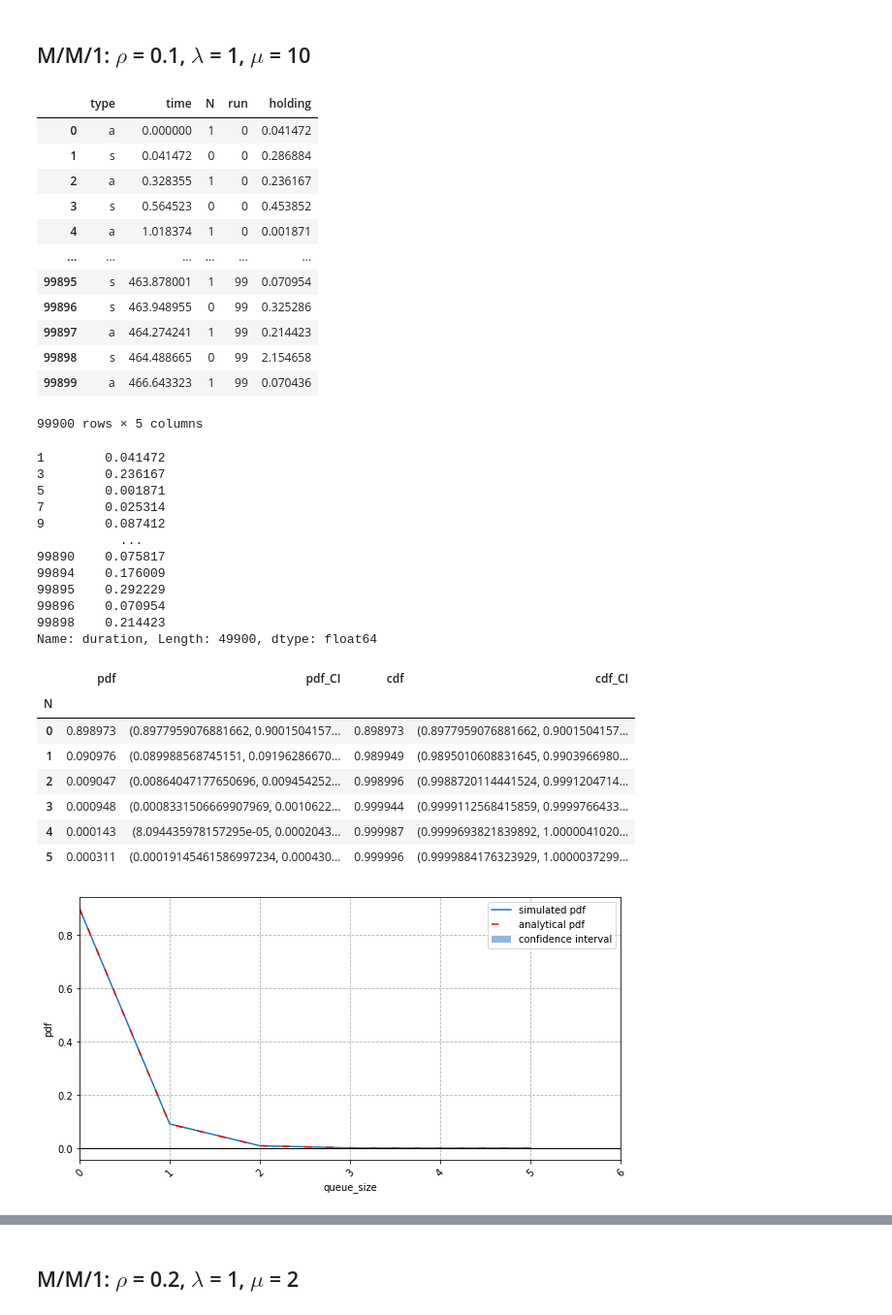
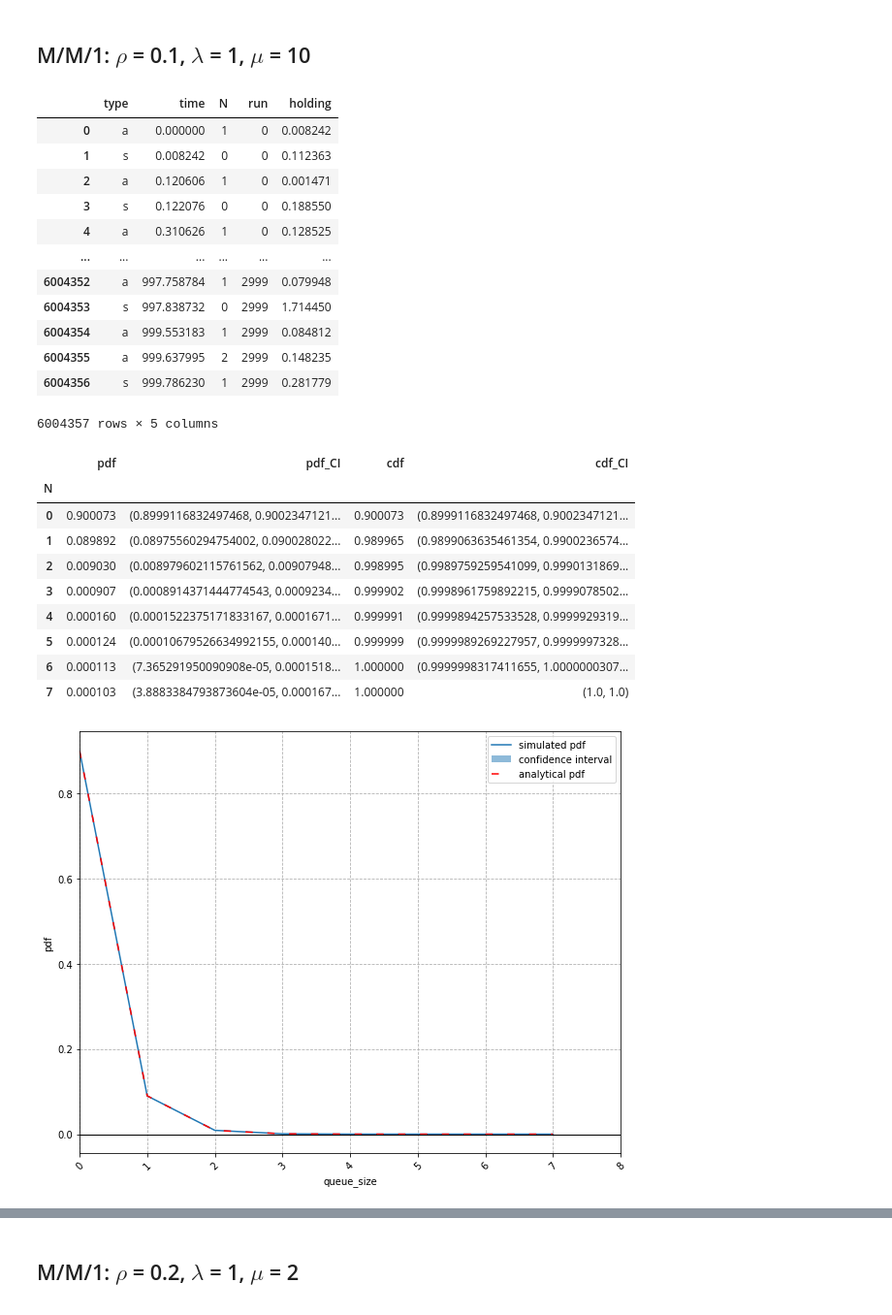
Before and after one commit to GabrielAureo/trab-final-AD-2021.2, a Jupyter notebook: mm1.ipynb, the cells around one changed output, grey strips where cells are left out. Shown: that part at 97% size. Drawn from its saved outputs; the diff is of its cells as text; code cells hidden in the pictures.

Commit message:
changes to plot engine

```diff
--- a/mm1.ipynb
+++ b/mm1.ipynb
@@ -13,47 +11,34 @@ ModuleNotFoundError: No module named 'seaborn'
 # %% [markdown]
 ## M/M/1: $\rho$ = 0.1, $\lambda$ = 1, $\mu$ = 10
 # %%
-sim = queue_sim(lamda = 1, mu = 10, runs = 100)
+sim = queue_sim(lamda = 1, mu = 10, runs = 3000, max_events = 1e100)
 # %%
 sim.data
 # %% [output]
 |  | type | time | N | run | holding |
-| 0 | a | 0.000000 | 1 | 0 | 0.041472 |
-| 1 | s | 0.041472 | 0 | 0 | 0.286884 |
-| 2 | a | 0.328355 | 1 | 0 | 0.236167 |
-| 3 | s | 0.564523 | 0 | 0 | 0.453852 |
-| 4 | a | 1.018374 | 1 | 0 | 0.001871 |
+| 0 | a | 0.000000 | 1 | 0 | 0.008242 |
+| 1 | s | 0.008242 | 0 | 0 | 0.112363 |
+| 2 | a | 0.120606 | 1 | 0 | 0.001471 |
+| 3 | s | 0.122076 | 0 | 0 | 0.188550 |
+| 4 | a | 0.310626 | 1 | 0 | 0.128525 |
 | ... | ... | ... | ... | ... | ... |
-| 99895 | s | 463.878001 | 1 | 99 | 0.070954 |
-| 99896 | s | 463.948955 | 0 | 99 | 0.325286 |
-| 99897 | a | 464.274241 | 1 | 99 | 0.214423 |
-| 99898 | s | 464.488665 | 0 | 99 | 2.154658 |
-| 99899 | a | 466.643323 | 1 | 99 | 0.070436 |
+| 6004352 | a | 997.758784 | 1 | 2999 | 0.079948 |
+| 6004353 | s | 997.838732 | 0 | 2999 | 1.714450 |
+| 6004354 | a | 999.553183 | 1 | 2999 | 0.084812 |
+| 6004355 | a | 999.637995 | 2 | 2999 | 0.148235 |
+| 6004356 | s | 999.786230 | 1 | 2999 | 0.281779 |
-99900 rows × 5 columns
+6004357 rows × 5 columns
-# %%
-sim.service_durations
-# %% [output]
-1        0.041472
-3        0.236167
-5        0.001871
-7        0.025314
-9        0.087412
-           ...
-99890    0.075817
-99894    0.176009
-99895    0.292229
-99896    0.070954
-99898    0.214423
-Name: duration, Length: 49900, dtype: float64
 # %%
-sim.plot_customers()
+sim.plot_customers(figsize=(10,8))
 # %% [output]
 |  | pdf | pdf_CI | cdf | cdf_CI |
 | N |  |  |  |  |
-| 0 | 0.898973 | (0.8977959076881662, 0.9001504157... | 0.898973 | (0.8977959076881662, 0.9001504157... |
-| 1 | 0.090976 | (0.089988568745151, 0.09196286670... | 0.989949 | (0.9895010608831645, 0.9903966980... |
-| 2 | 0.009047 | (0.00864047177650696, 0.009454252... | 0.998996 | (0.9988720114441524, 0.9991204714... |
-| 3 | 0.000948 | (0.0008331506669907969, 0.0010622... | 0.999944 | (0.9999112568415859, 0.9999766433... |
-| 4 | 0.000143 | (8.094435978157295e-05, 0.0002043... | 0.999987 | (0.9999693821839892, 1.0000041020... |
-| 5 | 0.000311 | (0.00019145461586997234, 0.000430... | 0.999996 | (0.9999884176323929, 1.0000037299... |
+| 0 | 0.900073 | (0.8999116832497468, 0.9002347121... | 0.900073 | (0.8999116832497468, 0.9002347121... |
+| 1 | 0.089892 | (0.08975560294754002, 0.090028022... | 0.989965 | (0.9899063635461354, 0.9900236574... |
+| 2 | 0.009030 | (0.008979602115761562, 0.00907948... | 0.998995 | (0.9989759259541099, 0.9990131869... |
+| 3 | 0.000907 | (0.0008914371444774543, 0.0009234... | 0.999902 | (0.9998961759892215, 0.9999078502... |
+| 4 | 0.000160 | (0.0001522375171833167, 0.0001671... | 0.999991 | (0.9999894257533528, 0.9999929319... |
+| 5 | 0.000124 | (0.00010679526634992155, 0.000140... | 0.999999 | (0.9999989269227957, 0.9999997328... |
+| 6 | 0.000113 | (7.365291950090908e-05, 0.0001518... | 1.000000 | (0.9999998317411655, 1.0000000307... |
+| 7 | 0.000103 | (3.8883384793873604e-05, 0.000167... | 1.000000 | (1.0, 1.0) |
-[figure, old version]
+[figure, new version]
```
Also changed, not shown: parts of 4 cells of this notebook, 4 other files.
